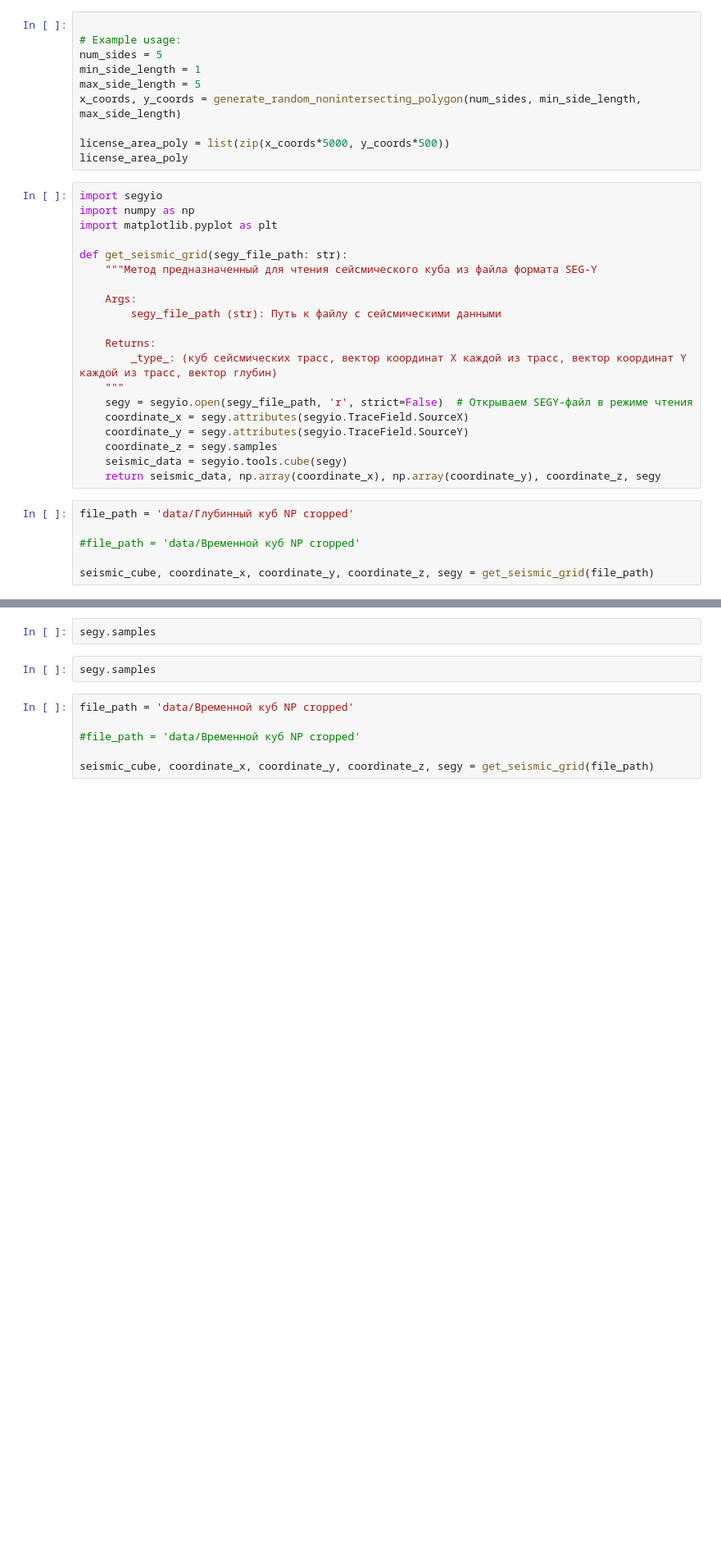
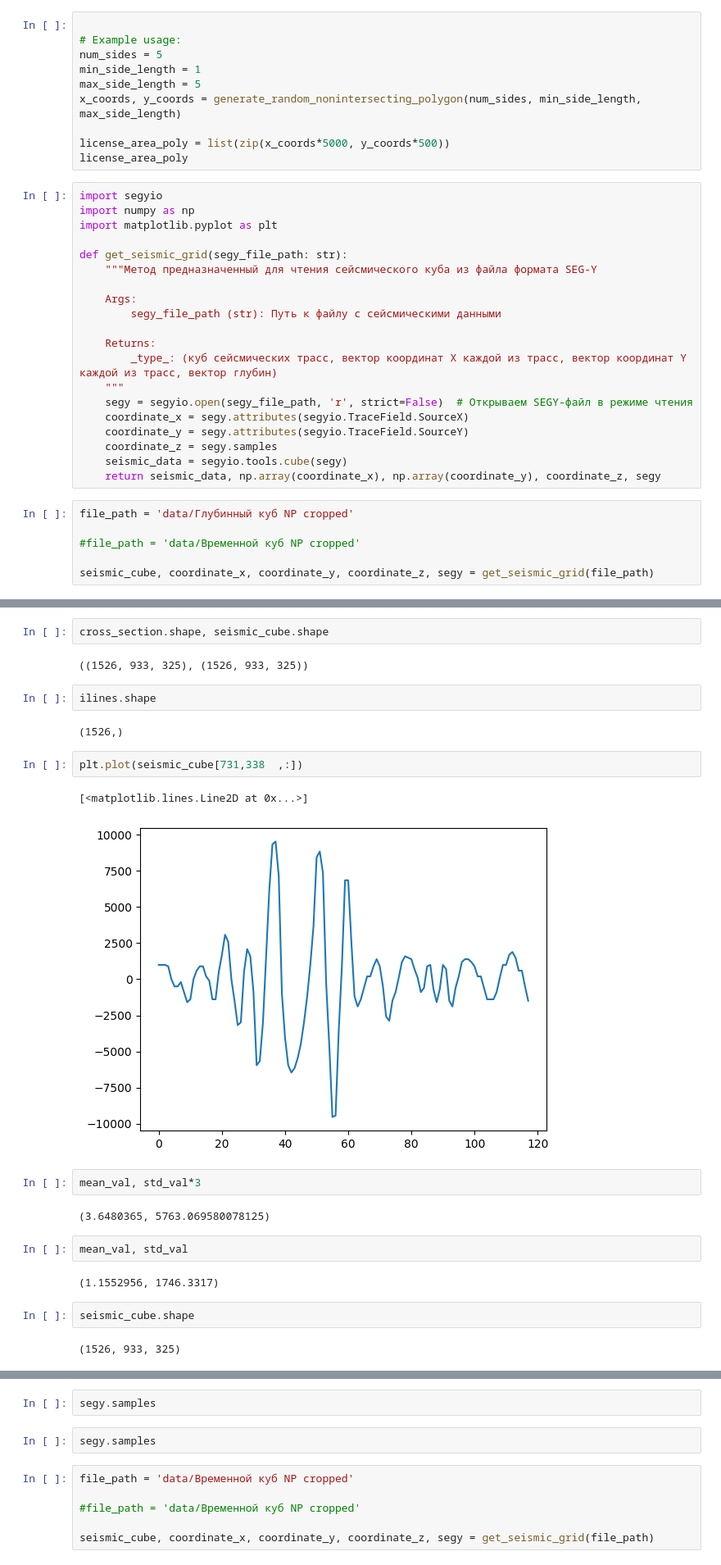
Before and after one commit to Salnikov-MaX/QA_QC_proj, a Jupyter notebook: workflow.ipynb, the cells around one changed output, grey strips where cells are left out. Shown at 82% size. Cells and saved outputs as stored; diff of their text form; blank space fills up the shorter version.

```diff
--- a/workflow.ipynb
+++ b/workflow.ipynb
@@ -111,0 +170,25 @@ seismic_cube, coordinate_x, coordinate_y, coordinate_z, segy = get_seismic_grid(
+# %%
+cross_section.shape, seismic_cube.shape
+# %% [output]
+((1526, 933, 325), (1526, 933, 325))
+# %%
+ilines.shape
+# %% [output]
+(1526,)
+# %%
+plt.plot(seismic_cube[731,338  ,:])
+# %% [output]
+[<matplotlib.lines.Line2D at 0x...>]
+[figure, added]
+# %%
+mean_val, std_val*3
+# %% [output]
+(3.6480365, 5763.069580078125)
+# %%
+mean_val, std_val
+# %% [output]
+(1.1552956, 1746.3317)
+# %%
+seismic_cube.shape
+# %% [output]
+(1526, 933, 325)
```
Also changed, not shown: parts of 7 cells of this notebook, 4 other files.
